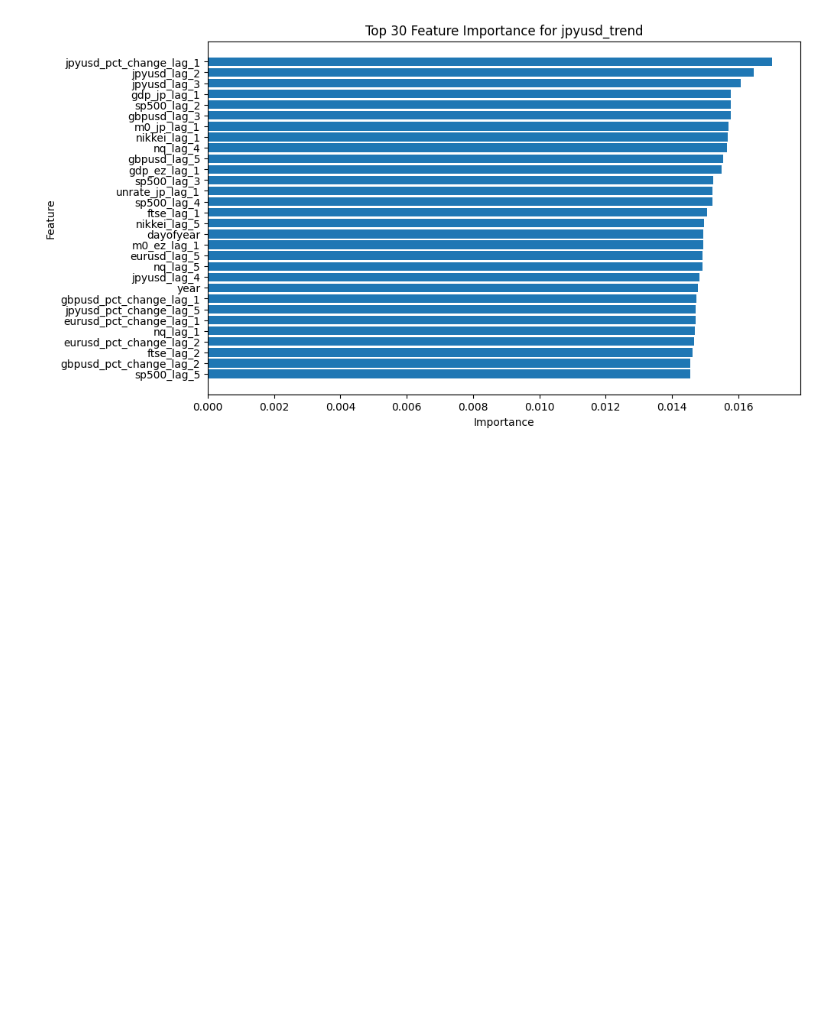
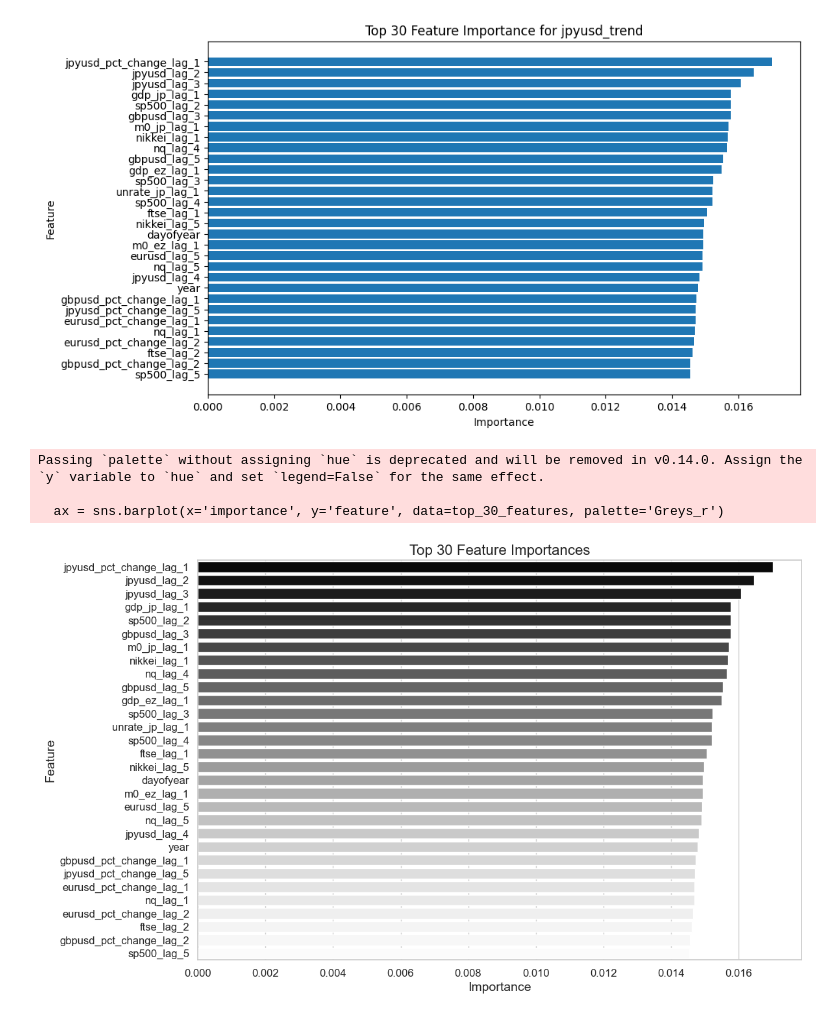
Before and after one commit to ikeryanez/Forecasting_FinancialTS, a Jupyter notebook: notebooks/5-models/shallow_classif.ipynb, the cells around one changed output. Drawn from its saved outputs; the diff is of its cells as text; code cells hidden in the pictures; blank space fills up the shorter version.

```diff
--- a/notebooks/5-models/shallow_classif.ipynb
+++ b/notebooks/5-models/shallow_classif.ipynb
@@ -398,3 +399,38 @@ plt.gca().invert_yaxis()
 plt.show()
 # %% [output]
 [figure]
+# %%
+# Obtener la importancia de las características
+importance = model.feature_importances_
+feature_names = X.columns
+
+# Crear un DataFrame para la importancia de las características
+importance_df = pd.DataFrame({'feature': feature_names, 'importance': importance})
+importance_df = importance_df.sort_values(by='importance', ascending=False)
+
+# Seleccionar las 30 características más importantes
+top_30_features = importance_df.head(30)
+
+# Configuración de estilo de seaborn
+sns.set(style="whitegrid")
+
+# Crear la figura y el eje
+plt.figure(figsize=(12, 8))
+ax = sns.barplot(x='importance', y='feature', data=top_30_features, palette='Greys_r')
+
+# Etiquetas y título en inglés
+ax.set_xlabel('Importance', fontsize=14)
+ax.set_ylabel('Feature', fontsize=14)
+ax.set_title('Top 30 Feature Importances', fontsize=16)
+
+# Ajustar la visibilidad de las etiquetas de los ejes
+plt.xticks(fontsize=12)
+plt.yticks(fontsize=12)
+
+# Mostrar la gráfica
+plt.show()
+# %% [output]
+Passing `palette` without assigning `hue` is deprecated and will be removed in v0.14.0. Assign the `y` variable to `hue` and set `legend=False` for the same effect.
+
+  ax = sns.barplot(x='importance', y='feature', data=top_30_features, palette='Greys_r')
+[figure, added]
```
Also changed, not shown: parts of 1 cell of this notebook, 11 other files.
